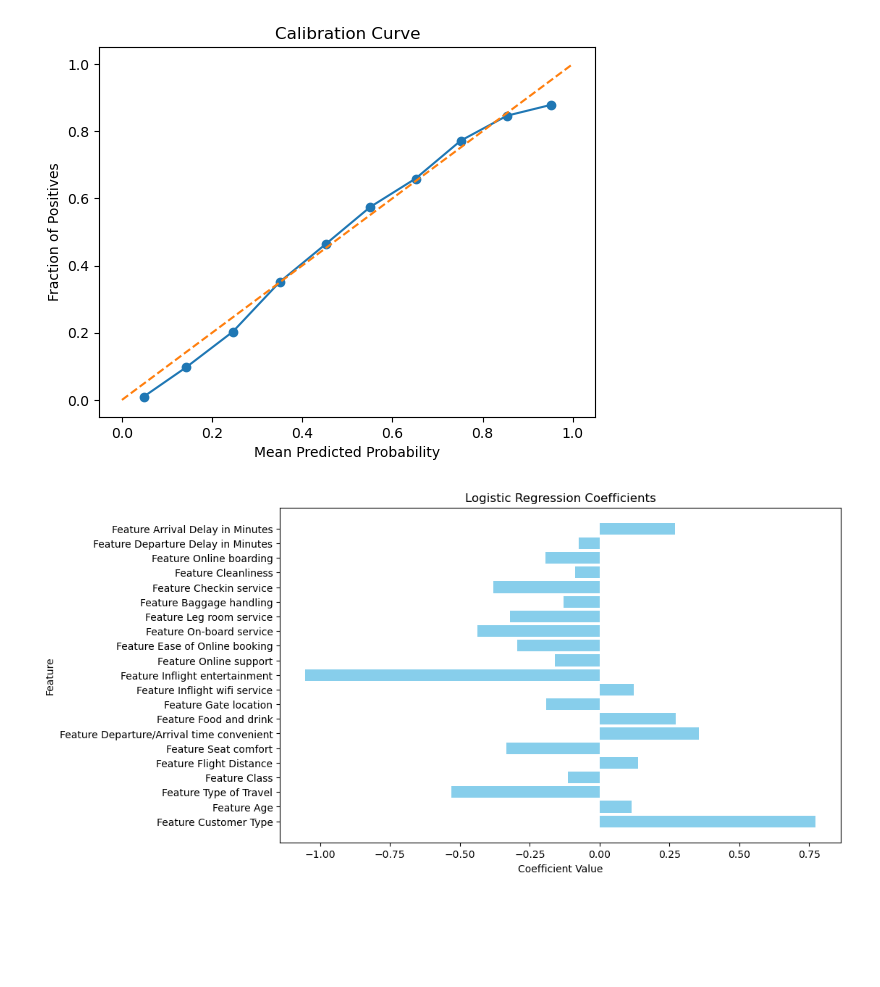
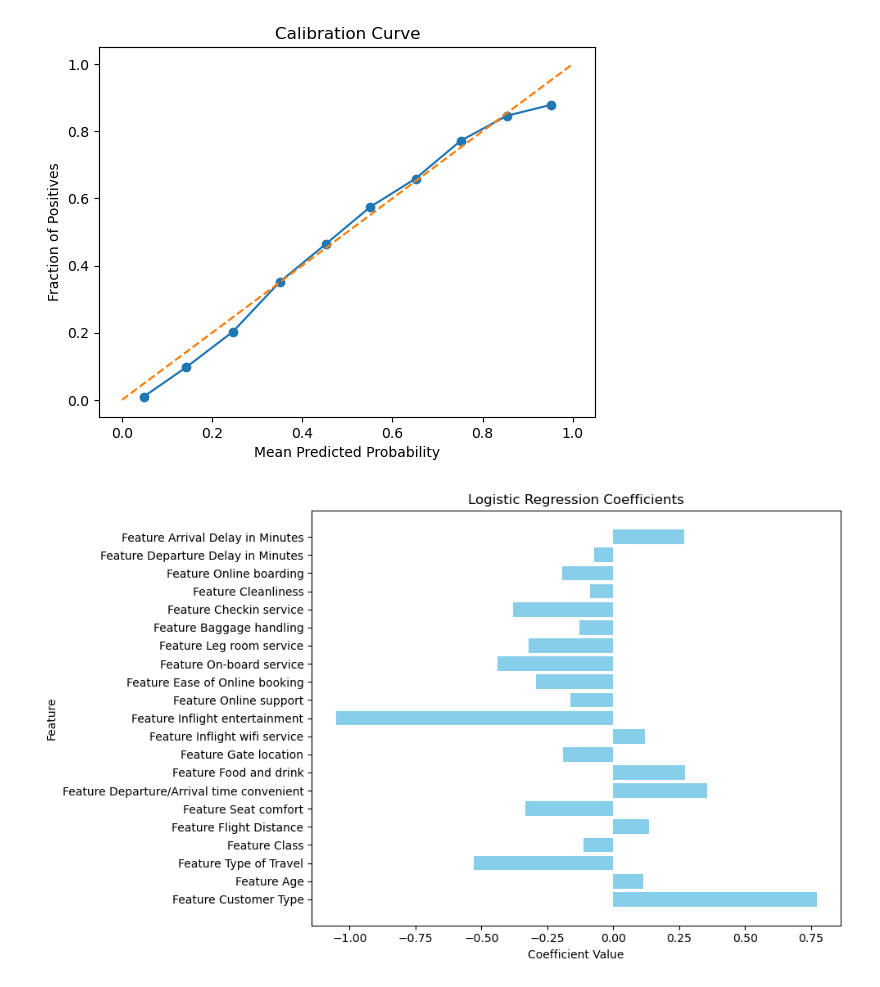
Before and after one commit to padrigon-lynbert/Airline_satisfactory_model, a Jupyter notebook: airline.ipynb, the cells around one changed output. Drawn from its saved outputs; the diff is of its cells as text; code cells hidden in the pictures; blank space fills up the shorter version.

```diff
--- a/airline.ipynb
+++ b/airline.ipynb
@@ -122,16 +122,17 @@ Text(0.5, 1.0, 'Calibration Curve')
 # %%
 coefficients = model.coef_[0]
 feature_names = [f'Feature {i}' for i in X.columns]  # Construct feature names
 
 plt.figure(figsize=(10, 6))
 plt.barh(feature_names, coefficients, color='skyblue')
 plt.xlabel('Coefficient Value')
 plt.ylabel('Feature')
 plt.title('Logistic Regression Coefficients')
+plt.tight_layout()
 
 save_path = "D:\manualCDmanagement\codes\Projects\VMs\skl algorithms\Logistic Regression/Airline/Figures"
 savename = 'coefficisnts.png'
 save_this = os.path.join(save_path, savename)
 plt.savefig(save_this)
 # %% [output]
-[figure, old version]
+[figure, new version]
```
Also changed, not shown: 1 other file.
